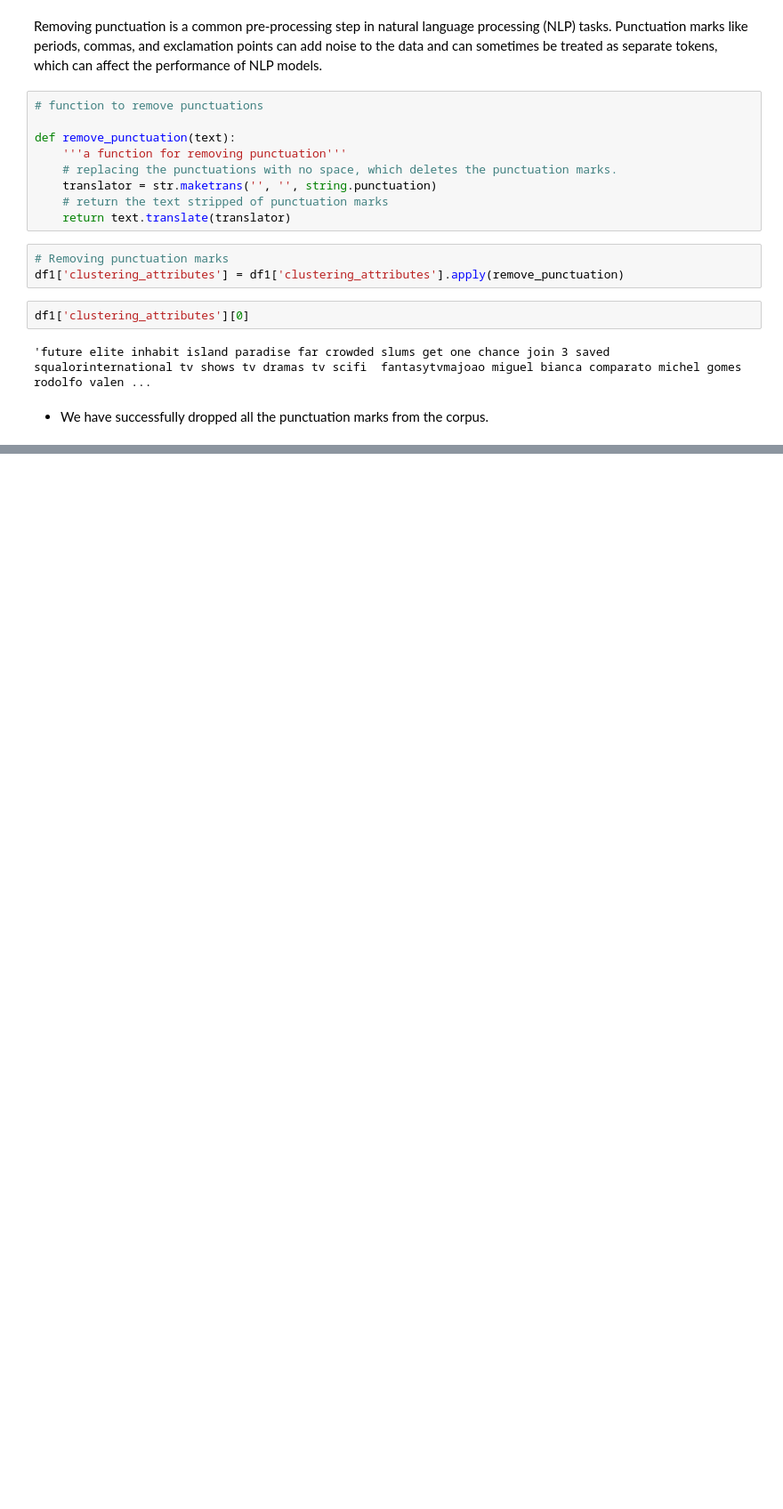
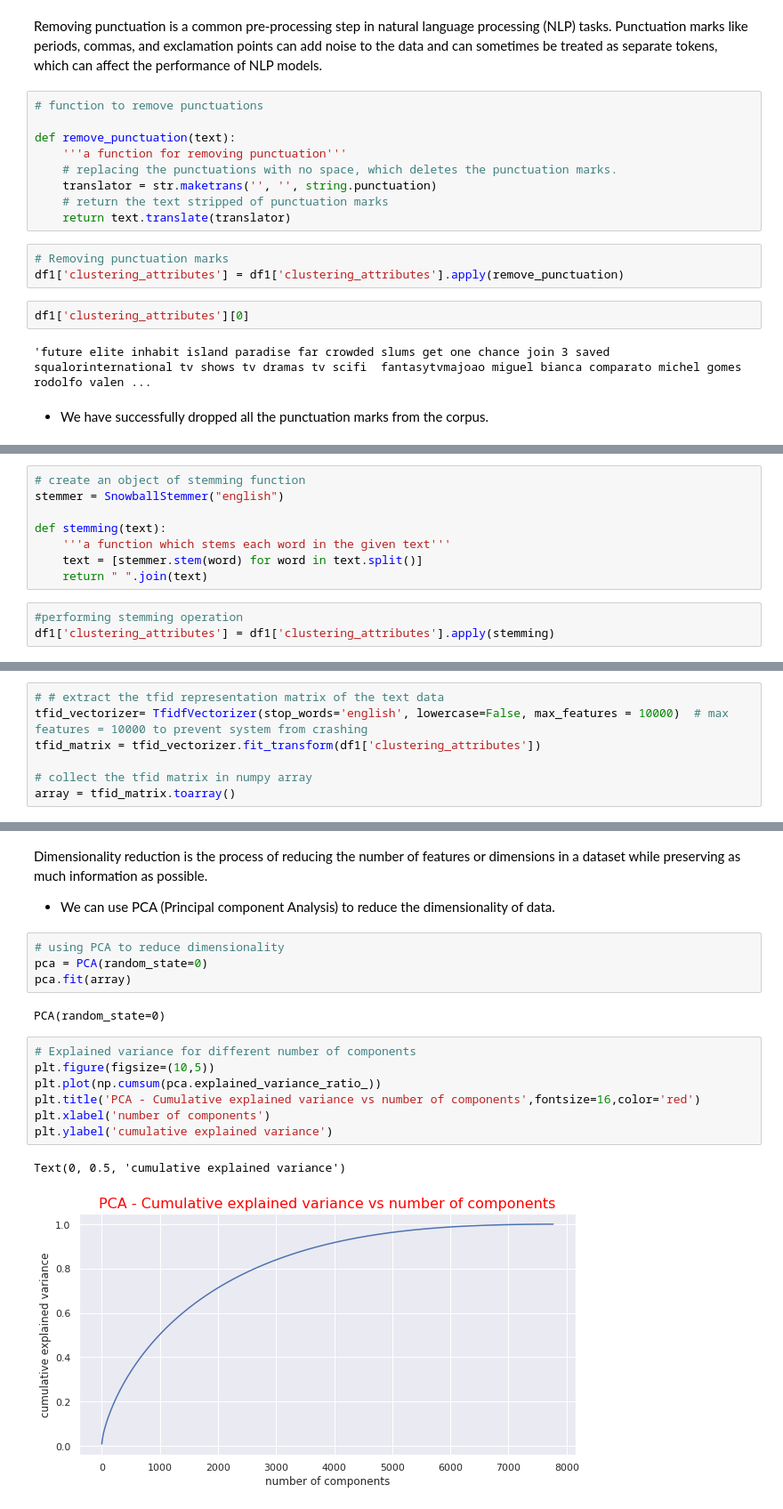
Before and after one commit to rajkumarpec/Unsupervised-Machine-Learning, a Jupyter notebook: Netflix_movie_show.ipynb, the cells around one changed output, grey strips where cells are left out. Shown at 89% size. Drawn from its saved outputs; the diff is of its cells as text; blank space fills up the shorter version.

```diff
--- a/Netflix_movie_show.ipynb
+++ b/Netflix_movie_show.ipynb
@@ -649,0 +656,11 @@ df1['clustering_attributes'][0]
+# %%
+# create an object of stemming function
+stemmer = SnowballStemmer("english")
+
+def stemming(text):
+    '''a function which stems each word in the given text'''
+    text = [stemmer.stem(word) for word in text.split()]
+    return " ".join(text)
+# %%
+#performing stemming operation
+df1['clustering_attributes'] = df1['clustering_attributes'].apply(stemming)
@@ -649,0 +689,7 @@ df1['clustering_attributes'][0]
+# %%
+# # extract the tfid representation matrix of the text data
+tfid_vectorizer= TfidfVectorizer(stop_words='english', lowercase=False, max_features = 10000)  # max features = 10000 to prevent system from crashing
+tfid_matrix = tfid_vectorizer.fit_transform(df1['clustering_attributes'])
+
+# collect the tfid matrix in numpy array
+array = tfid_matrix.toarray()
@@ -649,0 +712,20 @@ df1['clustering_attributes'][0]
+# %% [markdown]
+Dimensionality reduction is the process of reducing the number of features or dimensions in a dataset while preserving as much information as possible.
+
+* We can use PCA (Principal component Analysis) to reduce the dimensionality of data.
+# %%
+# using PCA to reduce dimensionality
+pca = PCA(random_state=0)
+pca.fit(array)
+# %% [output]
+PCA(random_state=0)
+# %%
+# Explained variance for different number of components
+plt.figure(figsize=(10,5))
+plt.plot(np.cumsum(pca.explained_variance_ratio_))
+plt.title('PCA - Cumulative explained variance vs number of components',fontsize=16,color='red')
+plt.xlabel('number of components')
+plt.ylabel('cumulative explained variance')
+# %% [output]
+Text(0, 0.5, 'cumulative explained variance')
+[figure, added]
```
Also changed, not shown: parts of 11 cells of this notebook.
